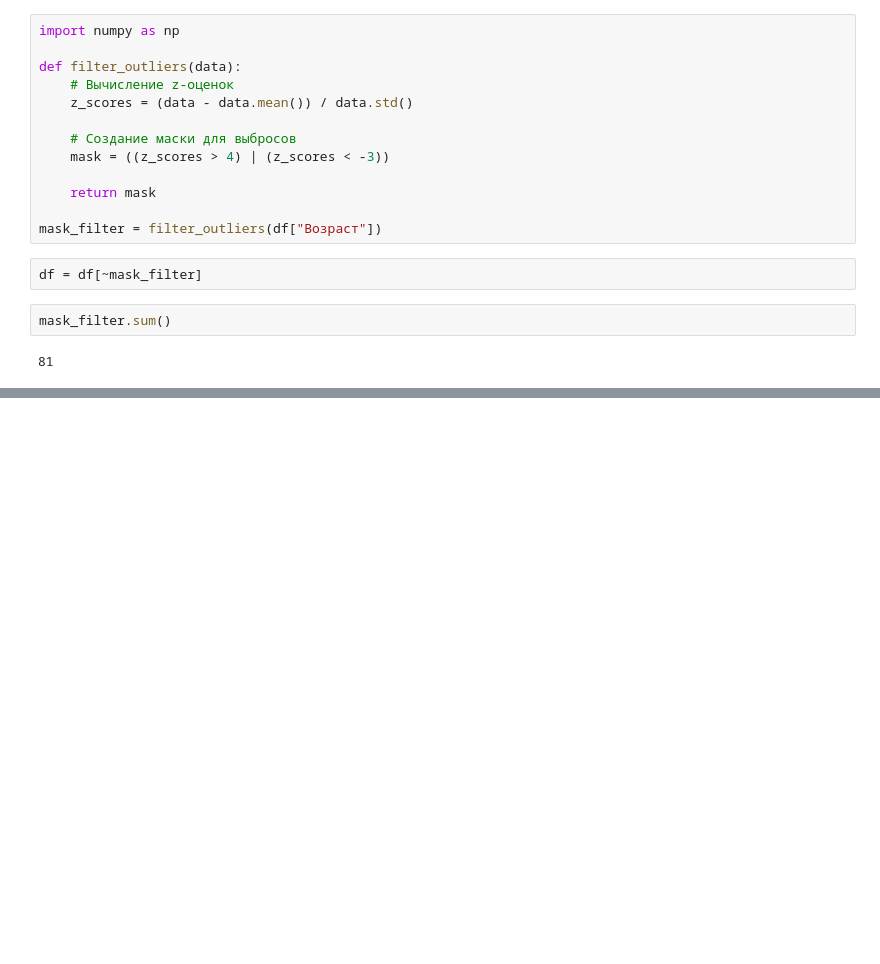
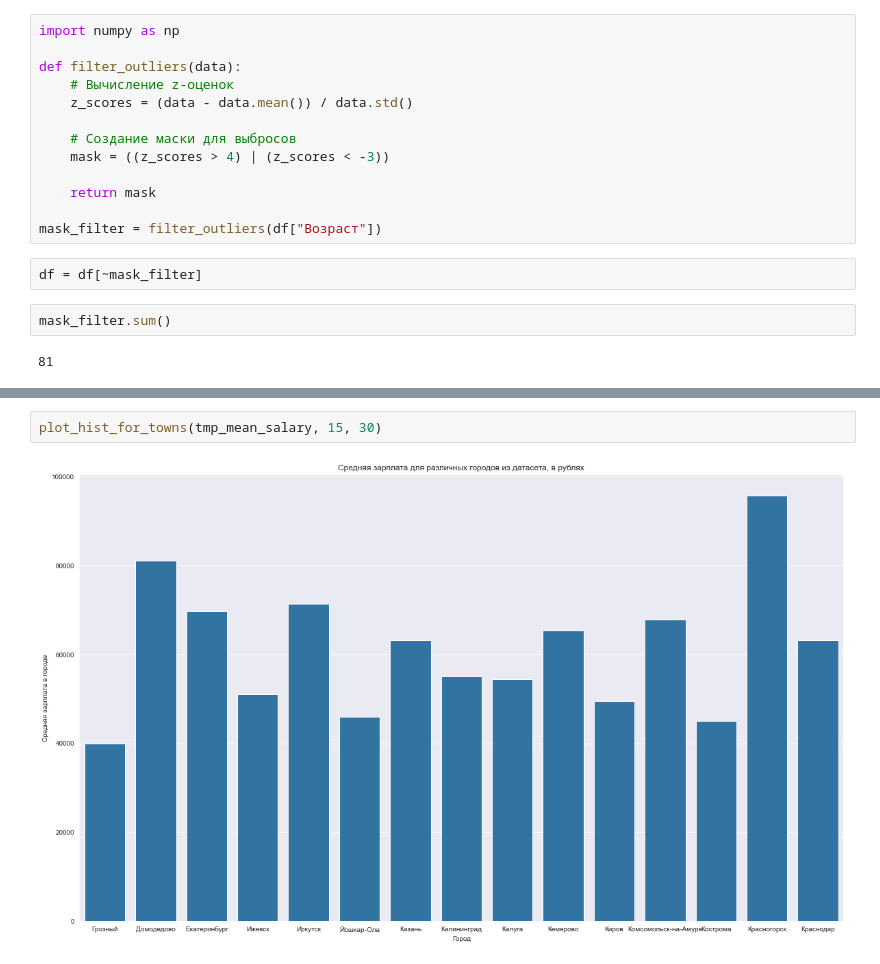
Before and after one commit to vozmo/pro-python-project, a Jupyter notebook: homework_hhru.ipynb, the cells around one changed output, grey strips where cells are left out. Saved outputs shown, nothing was run; the diff lists cells and outputs as text; blank space fills up the shorter version.

```diff
--- a/homework_hhru.ipynb
+++ b/homework_hhru.ipynb
@@ -862,0 +953,4 @@ mask_filter.sum()
+# %%
+plot_hist_for_towns(tmp_mean_salary, 15, 30)
+# %% [output]
+[figure, added]
```
Also changed, not shown: parts of 22 cells of this notebook.
